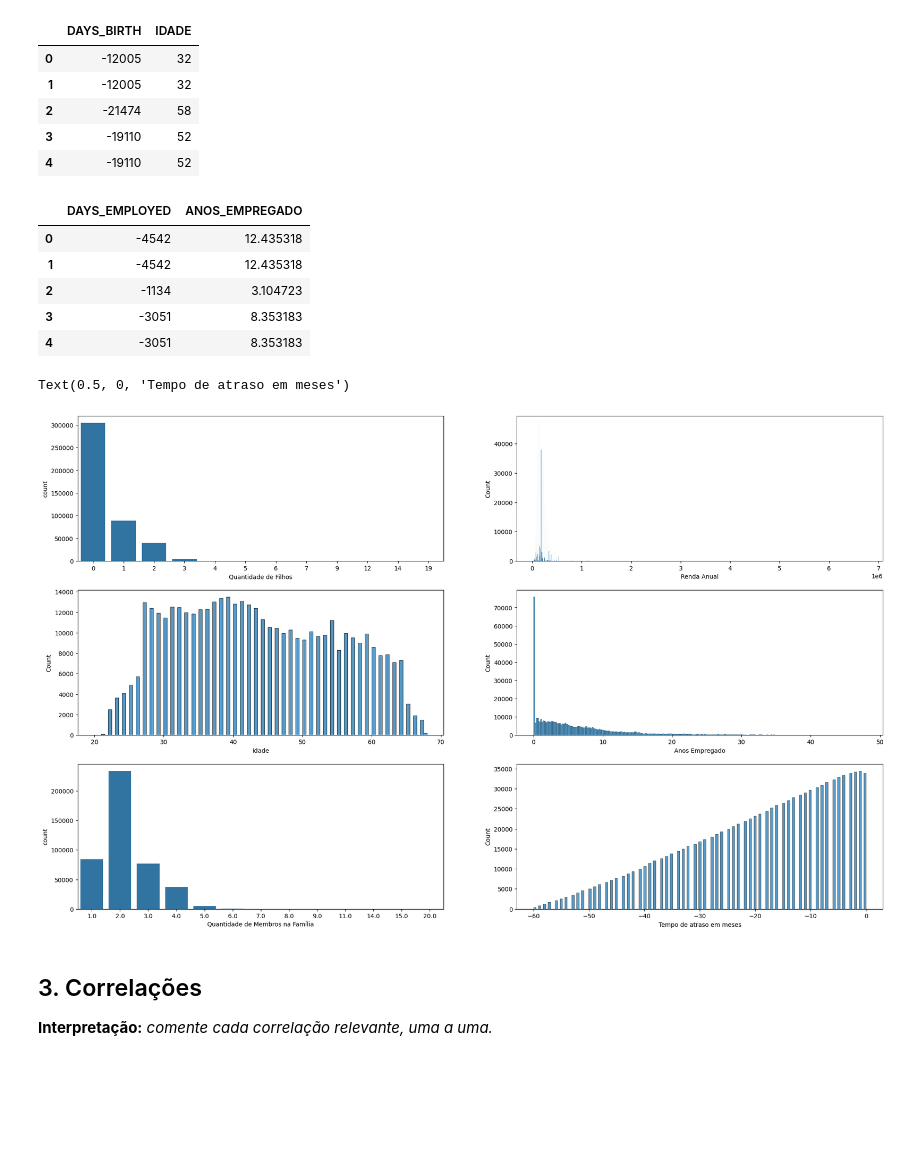
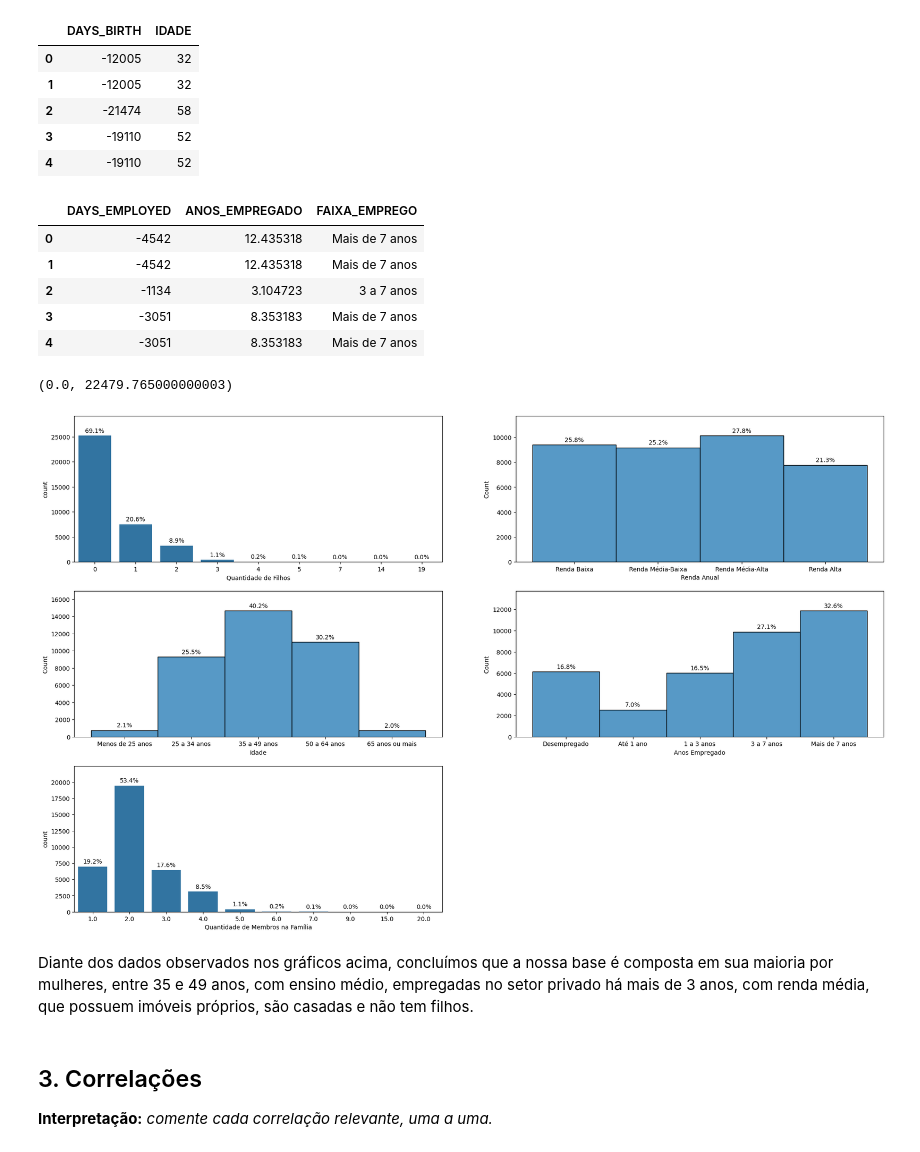
Before and after one commit to camilavbr/Tech_Challenge_Fase2_rm377839, a Jupyter notebook: notebooks/01_eda.ipynb, the cells around one changed output. Drawn from its saved outputs; the diff is of its cells as text; code cells hidden in the pictures; blank space fills up the shorter version.

```diff
--- a/notebooks/01_eda.ipynb
+++ b/notebooks/01_eda.ipynb
@@ -389,8 +422,8 @@ dtype: int64
 Foi verificado que 100% dos indivíduos possuem celular, tornando essa uma variável irrelevante no contexto.
 # %%
 #Transformando a variável DAYS_BIRTH em anos
-df_perfil['IDADE'] = (df_perfil['DAYS_BIRTH'].abs() / 365.25).astype(int)
-display(df_perfil[['DAYS_BIRTH', 'IDADE']].head())
+base['IDADE'] = (base['DAYS_BIRTH'].abs() / 365.25).astype(int)
+display(base[['DAYS_BIRTH', 'IDADE']].head())
 # %% [output]
 |  | DAYS_BIRTH | IDADE |
 | 0 | -12005 | 32 |
@@ -401,51 +440,83 @@ display(df_perfil[['DAYS_BIRTH', 'IDADE']].head())
 # %%
 #Transformando a variável DAYS_EMPLOYED em anos e eliminando o outlier - adicionado após a consulta dos outliers no item 4
-df_perfil['ANOS_EMPREGADO'] = df_perfil['DAYS_EMPLOYED'].apply(
-    lambda x: abs(x) / 365.25 if x < 0 else 0)
+base['ANOS_EMPREGADO'] = base['DAYS_EMPLOYED'].apply(lambda x: abs(x) / 365.25 if x < 0 else 0)
+base['STATUS_EMPREGO'] = base['DAYS_EMPLOYED'].apply(lambda x: 'Desempregado' if x == 0 else 'Empregado')
 
-display(df_perfil[['DAYS_EMPLOYED', 'ANOS_EMPREGADO']].head())
+#Criando faixas de anos considerando pesquisa e optando-se pela divisão: 0 (desempregado), entre 0 e 1 ano (Período de experiência, alto risco de demissão voluntária ou involuntária), 1 a 3 anos (Estabilidade inicial), 3 a 7 anos (Profissional consolidado), mais de 7 anos (Estabilidade)
+limites_emprego = [-1, 0, 1, 3, 7, 100]
+rotulos_emprego = ['Desempregado', 'Até 1 ano', '1 a 3 anos', '3 a 7 anos', 'Mais de 7 anos']
+
+# Usamos o parâmetro include_lowest para garantir o enquadramento correto do zero
+base['FAIXA_EMPREGO'] = pd.cut(base['ANOS_EMPREGADO'], bins=limites_emprego, labels=rotulos_emprego, include_lowest=True)
+
+display(base[['DAYS_EMPLOYED', 'ANOS_EMPREGADO', 'FAIXA_EMPREGO']].head())
 # %% [output]
-|  | DAYS_EMPLOYED | ANOS_EMPREGADO |
-| 0 | -4542 | 12.435318 |
-| 1 | -4542 | 12.435318 |
-| 2 | -1134 | 3.104723 |
-| 3 | -3051 | 8.353183 |
-| 4 | -3051 | 8.353183 |
+|  | DAYS_EMPLOYED | ANOS_EMPREGADO | FAIXA_EMPREGO |
+| 0 | -4542 | 12.435318 | Mais de 7 anos |
+| 1 | -4542 | 12.435318 | Mais de 7 anos |
+| 2 | -1134 | 3.104723 | 3 a 7 anos |
+| 3 | -3051 | 8.353183 | Mais de 7 anos |
+| 4 | -3051 | 8.353183 | Mais de 7 anos |
+# %%
+#Criando faixas de renda baseadas em Quartis da própria base diante do valor constar de forma genérica
+base['FAIXA_RENDA'] = pd.qcut(base['AMT_INCOME_TOTAL'], q=4, labels=['Renda Baixa', 'Renda Média-Baixa', 'Renda Média-Alta', 'Renda Alta'])
 # %%
 plt.figure(figsize=(24,20))
 
 plt.subplot(4,2,1)
-fig = sns.countplot(data=df_perfil, x='CNT_CHILDREN')
+fig = sns.countplot(data=base, x='CNT_CHILDREN')
 fig.set_title("")
 fig.set_xlabel("Quantidade de Filhos")
+total = len(base)
+for container in fig.containers:
+  labels = [f'{v.get_height() / total * 100:.1f}%' if v.get_height() > 0 else '' for v in container]
+  fig.bar_label(container, labels=labels, label_type='edge', padding=3)
+fig.set_ylim(0, fig.get_ylim()[1] * 1.1)
 
 plt.subplot(4,2,2)
-fig = sns.histplot(data=df_perfil, x="AMT_INCOME_TOTAL")
+fig = sns.histplot(data=base, x="FAIXA_RENDA")
 fig.set_title("")
 fig.set_xlabel("Renda Anual")
+total = len(base)
+for container in fig.containers:
+  labels = [f'{v.get_height() / total * 100:.1f}%' if v.get_height() > 0 else '' for v in container]
+  fig.bar_label(container, labels=labels, label_type='edge', padding=3)
+fig.set_ylim(0, fig.get_ylim()[1] * 1.1)
 
 plt.subplot(4,2,3)
-fig = sns.histplot(data=df_perfil, x="IDADE")
+fig = sns.histplot(data=base, x="FAIXA_ETARIA")
 fig.set_title("")
 fig.set_xlabel("Idade")
+total = len(base)
+for container in fig.containers:
+  labels = [f'{v.get_height() / total * 100:.1f}%' if v.get_height() > 0 else '' for v in container]
+  fig.bar_label(container, labels=labels, label_type='edge', padding=3)
+fig.set_ylim(0, fig.get_ylim()[1] * 1.1)
 
 plt.subplot(4,2,4)
-fig = sns.histplot(data=df_perfil, x="ANOS_EMPREGADO")
+fig = sns.histplot(data=base, x="FAIXA_EMPREGO")
 fig.set_title("")
 fig.set_xlabel("Anos Empregado")
+total = len(base)
+for container in fig.containers:
+  labels = [f'{v.get_height() / total * 100:.1f}%' if v.get_height() > 0 else '' for v in container]
+  fig.bar_label(container, labels=labels, label_type='edge', padding=3)
+fig.set_ylim(0, fig.get_ylim()[1] * 1.1)
 
 plt.subplot(4,2,5)
-fig = sns.countplot(data=df_perfil, x="CNT_FAM_MEMBERS")
+fig = sns.countplot(data=base, x="CNT_FAM_MEMBERS")
 fig.set_title("")
 fig.set_xlabel("Quantidade de Membros na Família")
-
-plt.subplot(4,2,6)
-fig = sns.histplot(data=df_credito, x="MONTHS_BALANCE")
-fig.set_title("")
-fig.set_xlabel("Tempo de atraso em meses")
+total = len(base)
+for container in fig.containers:
+  labels = [f'{v.get_height() / total * 100:.1f}%' if v.get_height() > 0 else '' for v in container]
+  fig.bar_label(container, labels=labels, label_type='edge', padding=3)
+fig.set_ylim(0, fig.get_ylim()[1] * 1.1)
 # %% [output]
-Text(0.5, 0, 'Tempo de atraso em meses')
+(0.0, 22479.765000000003)
-[figure, old version]
+[figure, new version]
+# %% [markdown]
+Diante dos dados observados nos gráficos acima, concluímos que a nossa base é composta em sua maioria por mulheres, entre 35 e 49 anos, com ensino médio, empregadas no setor privado há mais de 3 anos, com renda média, que possuem imóveis próprios, são casadas e não tem filhos.
 # %% [markdown]
 ## 3. Correlações
 
```
Also changed, not shown: parts of 29 cells of this notebook.
